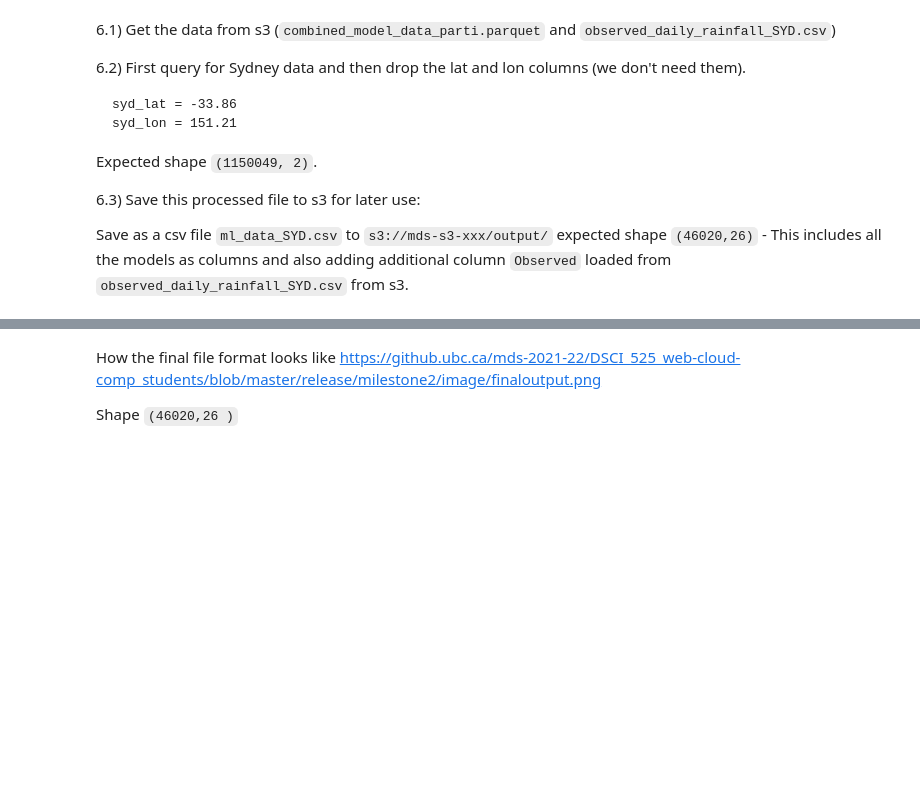
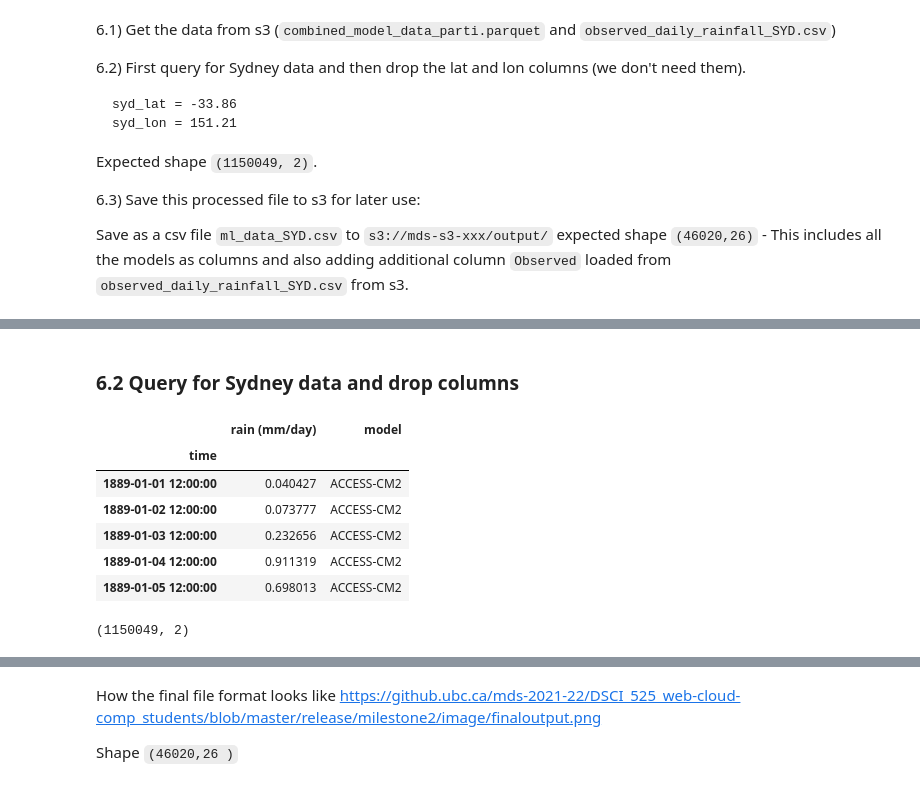
Before and after one commit to UBC-MDS/rainfall_prediction_g12, a Jupyter notebook: notebooks/Milestone2.ipynb, the cells around one changed output, grey strips where cells are left out. Drawn from its saved outputs; the diff is of its cells as text; code cells hidden in the pictures; blank space fills up the shorter version.

```diff
--- a/notebooks/Milestone2.ipynb
+++ b/notebooks/Milestone2.ipynb
@@ -186,0 +224,22 @@
+# %% [markdown]
+### 6.2 Query for Sydney data and drop columns
+# %%
+sydney_data = (
+    df_parquet.query("lat_min <= -33.86 <= lat_max and lon_min <= 151.21 <= lon_max")
+    .drop(columns=["lat_min", "lat_max", "lon_min", "lon_max"])
+    .set_index("time")
+)
+sydney_data.index = pd.to_datetime(sydney_data.index)
+sydney_data.head()
+# %% [output]
+|  | rain (mm/day) | model |
+| time |  |  |
+| 1889-01-01 12:00:00 | 0.040427 | ACCESS-CM2 |
+| 1889-01-02 12:00:00 | 0.073777 | ACCESS-CM2 |
+| 1889-01-03 12:00:00 | 0.232656 | ACCESS-CM2 |
+| 1889-01-04 12:00:00 | 0.911319 | ACCESS-CM2 |
+| 1889-01-05 12:00:00 | 0.698013 | ACCESS-CM2 |
+# %%
+sydney_data.shape
+# %% [output]
+(1150049, 2)
```
Also changed, not shown: parts of 15 cells of this notebook.
